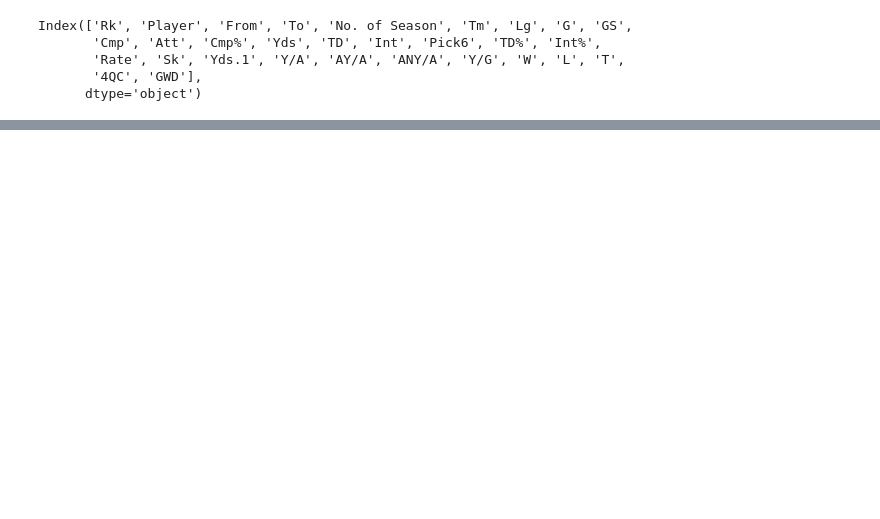
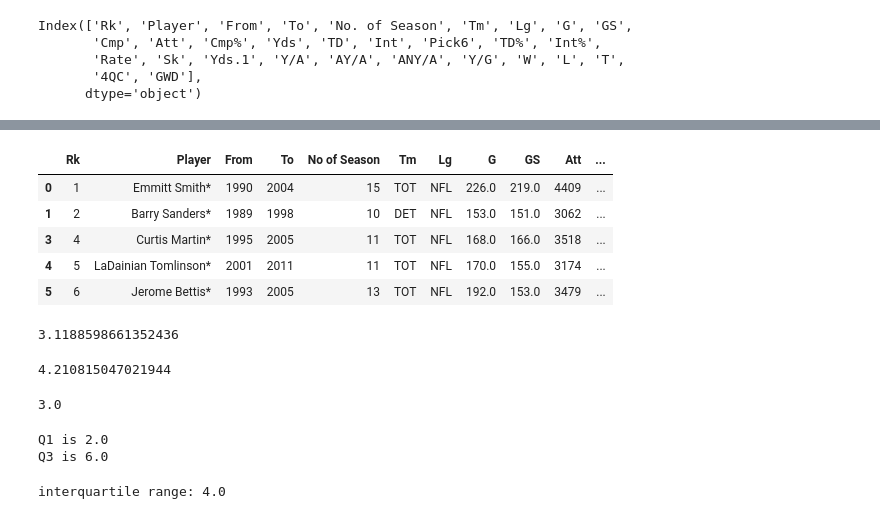
Before and after one commit to ankitapatel9/NFL-project, a Jupyter notebook: NFL-QB.ipynb, the cells around one changed output, grey strips where cells are left out. Saved outputs shown, nothing was run; the diff lists cells and outputs as text; code cells hidden in the pictures; blank space fills up the shorter version.

```diff
--- a/NFL-QB.ipynb
+++ b/NFL-QB.ipynb
@@ -69,0 +141,44 @@ trial_data['No. of Season'].median()
+# %%
+#  dropping currunt players from dataframe column
+filtered_rb_column =nfl_rb_data_df[nfl_rb_data_df['To']!=2019]
+filtered_rb_column.head()
+# %% [output]
+|  | Rk | Player | From | To | No of Season | Tm | Lg | G | GS | Att | ... |
+| 0 | 1 | Emmitt Smith* | 1990 | 2004 | 15 | TOT | NFL | 226.0 | 219.0 | 4409 | ... |
+| 1 | 2 | Barry Sanders* | 1989 | 1998 | 10 | DET | NFL | 153.0 | 151.0 | 3062 | ... |
+| 3 | 4 | Curtis Martin* | 1995 | 2005 | 11 | TOT | NFL | 168.0 | 166.0 | 3518 | ... |
+| 4 | 5 | LaDainian Tomlinson* | 2001 | 2011 | 11 | TOT | NFL | 170.0 | 155.0 | 3174 | ... |
+| 5 | 6 | Jerome Bettis* | 1993 | 2005 | 13 | TOT | NFL | 192.0 | 153.0 | 3479 | ... |
+# %%
+# finding staderd deviation of running back players
+std_rb_value = filtered_rb_column['No of Season'].std()
+std_rb_value
+# %% [output]
+3.1188598661352436
+# %%
+# finding mean of running back players
+mean_rb_value = filtered_rb_column['No of Season'].mean()
+mean_rb_value
+# %% [output]
+4.210815047021944
+# %%
+# finding median of running back players
+median_rb_value = filtered_rb_column['No of Season'].median()
+median_rb_value
+# %% [output]
+3.0
+# %%
+# Use numpy to create quartiles
+rb_q1 = np.percentile(filtered_rb_column['No of Season'], 25)
+rb_q3 = np.percentile(filtered_rb_column['No of Season'],75)
+print(f"Q1 is {rb_q1}")
+print(f"Q3 is {rb_q3}")
+# %% [output]
+Q1 is 2.0
+Q3 is 6.0
+# %%
+# Calculate the interquartile range
+rb_iqr = (rb_q3 - rb_q1)
+print("interquartile range:", rb_iqr)
+# %% [output]
+interquartile range: 4.0
```
Also changed, not shown: parts of 47 cells of this notebook, 3 other files.
